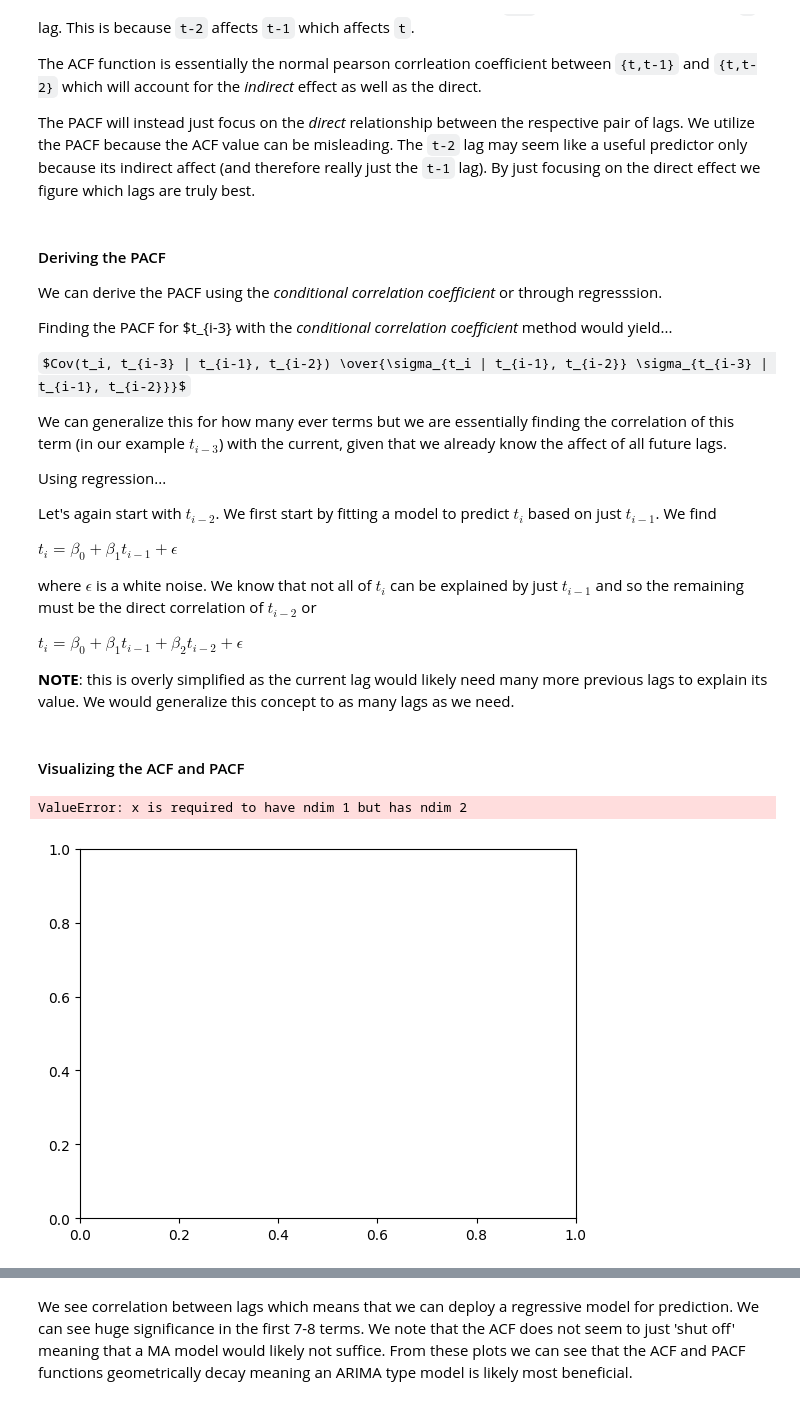
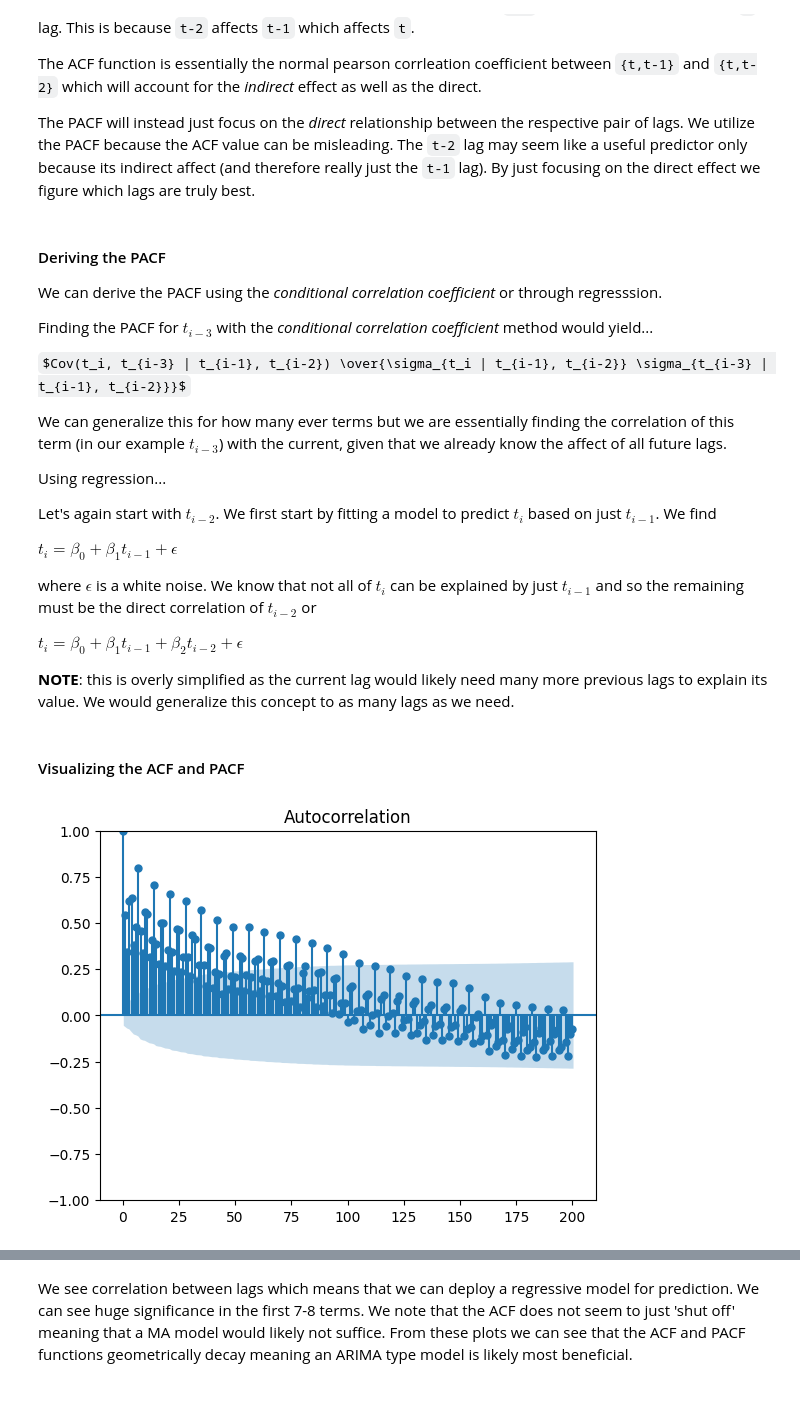
Before and after one commit to nisaac21/Kalshi-Strategies, a Jupyter notebook: tsa_market/research/time_series_data_analysis.ipynb, the cells around one changed output, grey strips where cells are left out. Cells and saved outputs as stored; diff of their text form; code cells hidden in the pictures; some formulas as TeX source.

```diff
--- a/tsa_market/research/time_series_data_analysis.ipynb
+++ b/tsa_market/research/time_series_data_analysis.ipynb
@@ -41,7 +44,7 @@ The PACF will instead just focus on the *direct* relationship between the respec
 
 We can derive the PACF using the *conditional correlation coefficient* or through regresssion.
 
-Finding the PACF for $t_{i-3} with the *conditional correlation coefficient* method would yield...
+Finding the PACF for $t_{i-3}$ with the *conditional correlation coefficient* method would yield...
 
 $Cov(t_i, t_{i-3} | t_{i-1}, t_{i-2}) \over{\sigma_{t_i | t_{i-1}, t_{i-2}} \sigma_{t_{i-3} | t_{i-1}, t_{i-2}}}$
 
@@ -61,9 +64,8 @@ $t_i = \beta_{0} + \beta_{1} t_{i-1} + \beta_{2} t_{i-2} + \epsilon$
 # %% [markdown]
 #### Visualizing the ACF and PACF
 # %%
-plot_acf(checkin_data, lags=len(checkin_data)-1)
-pyplot.show()
+plot_acf(checkin_data['Checkins'], lags=200)
+plt.show()
 # %% [output]
-ValueError: x is required to have ndim 1 but has ndim 2
-[figure, old version]
+[figure, new version]
 # %% [markdown]
```
Also changed, not shown: parts of 11 cells of this notebook.
